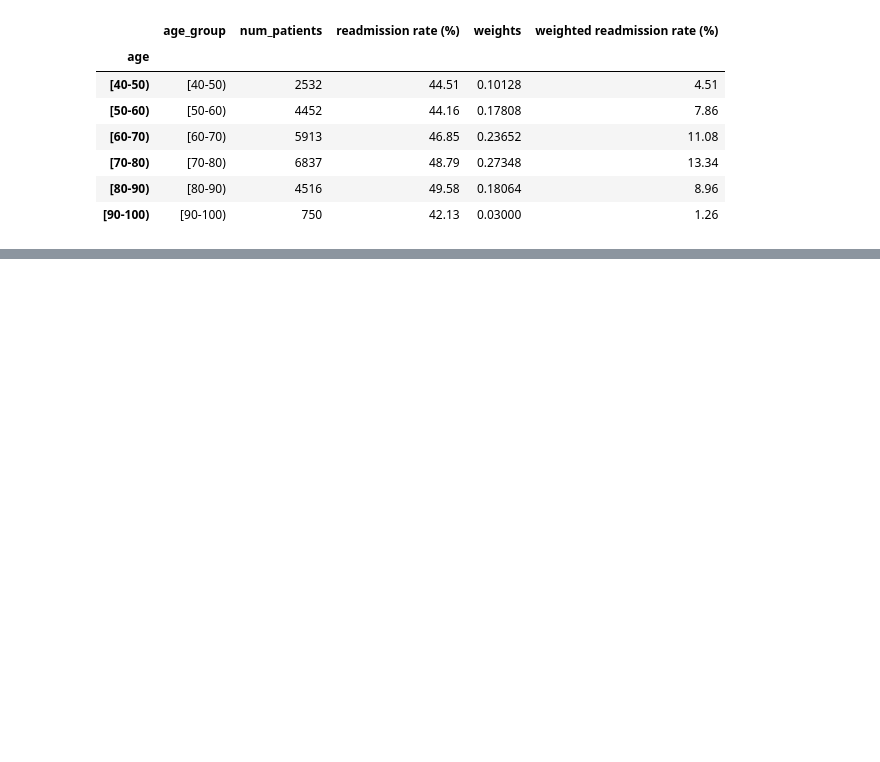
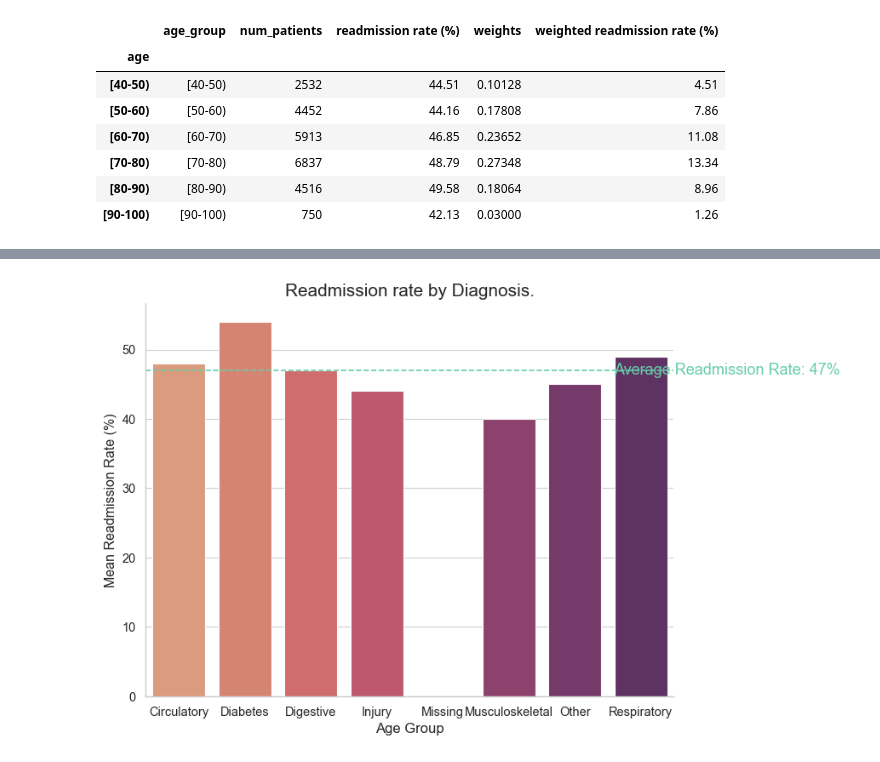
Before and after one commit to SirTee12/Reducing-Hospital-Readmission, a Jupyter notebook: Reducing-Hospital-Readmissions.ipynb, the cells around one changed output, grey strips where cells are left out. Cells and saved outputs as stored; diff of their text form; code cells hidden in the pictures; blank space fills up the shorter version.

Commit message:
plot a bar graph of readmission rate by diagnosis

```diff
--- a/Reducing-Hospital-Readmissions.ipynb
+++ b/Reducing-Hospital-Readmissions.ipynb
@@ -660,0 +661,9 @@ sns.despine()                            # remove the top and right bordder line
+# %%
+# create a table of avearge readmission by Diagnosis
+hp_by_diag = (hospital_read[hospital_read.diag_1 != 'Missing']
+             .groupby('diag_1')['readmitted']
+             .mean()
+             .mul(100)
+             .round()
+             .reset_index(name = 'readmission rate (%)'))
+hp_by_diag
@@ -660,0 +680,30 @@ sns.despine()                            # remove the top and right bordder line
+# %%
+total_mean_readmission = round(hospital_read.readmitted.mean() * 100)
+# %%
+# set the figure and axis parametrs
+fig, ax = plt.subplots(figsize = (8, 6))
+
+# create a line plot
+average_readmission_rate = sns.barplot(x = 'diag_1', y = 'readmission rate (%)',
+                             data = hp_by_diag.sort_values(by = 'readmission rate (%)', ascending = True), palette='flare')
+
+
+average_readmission_rate.set_ylabel('Mean Readmission Rate (%)')                  # set the y label
+average_readmission_rate.set_title('Readmission rate by Diagnosis.', size=15) # set the title
+
+# add an horizontal line to write a caption
+plt.axhline(y = total_mean_readmission, color = 'mediumaquamarine',
+           linestyle = '--')
+# set the parameters of the caption
+plt.text(8.3, total_mean_readmission,
+         f'Average Readmission Rate: {total_mean_readmission}%',
+         ha='center', va='center',
+         color='mediumaquamarine', fontsize=13
+        )
+#fig.suptitle('Weighted Readmission rate by Age Group.', y=1.03,
+#                                   fontsize='xx-large')
+
+plt.xlabel('Age Group', fontsize = 12)   # set x label
+sns.despine()                            # remove the top and right bordder lines
+# %% [output]
+[figure, added]
```
Also changed, not shown: parts of 3 cells of this notebook.
